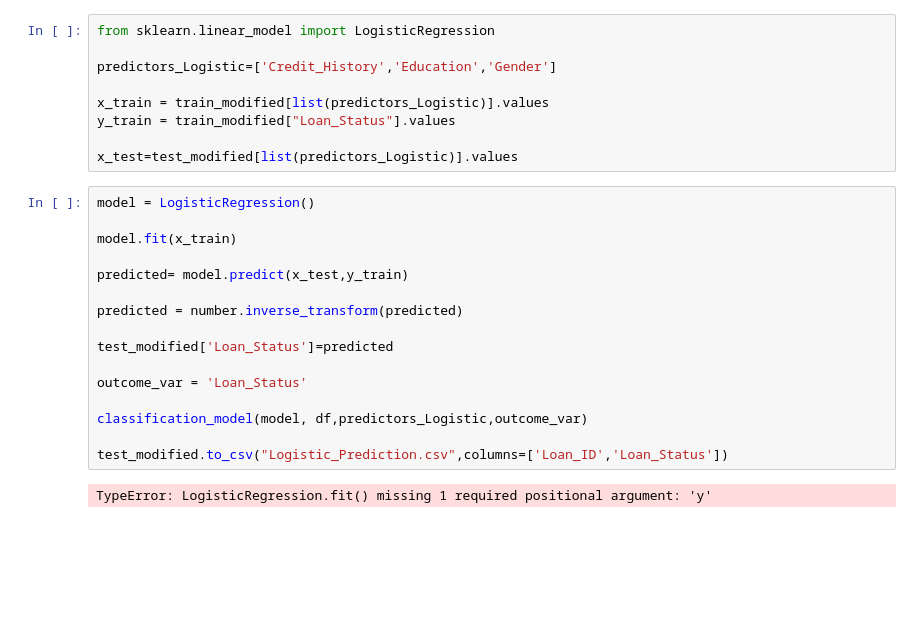
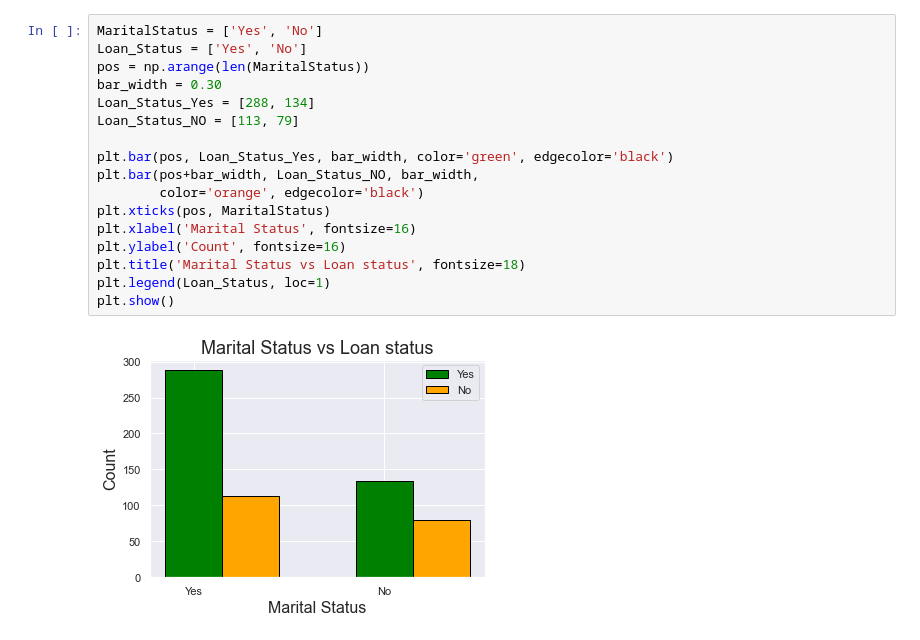
Before and after one commit to mokaty1818795/loan-pred-backend, a Jupyter notebook: app/data/loan_prediction_model.ipynb, the cells around one changed output. Cells and saved outputs as stored; diff of their text form; blank space fills up the shorter version.

```diff
--- a/app/data/loan_prediction_model.ipynb
+++ b/app/data/loan_prediction_model.ipynb
@@ -113,27 +94,19 @@ train_modified["Loan_Status"] = number.fit_transform(
 # %%
-from sklearn.linear_model import LogisticRegression
+MaritalStatus = ['Yes', 'No']
+Loan_Status = ['Yes', 'No']
+pos = np.arange(len(MaritalStatus))
+bar_width = 0.30
+Loan_Status_Yes = [288, 134]
+Loan_Status_NO = [113, 79]
 
-predictors_Logistic=['Credit_History','Education','Gender']
-
-x_train = train_modified[list(predictors_Logistic)].values
-y_train = train_modified["Loan_Status"].values
-
-x_test=test_modified[list(predictors_Logistic)].values
+plt.bar(pos, Loan_Status_Yes, bar_width, color='green', edgecolor='black')
+plt.bar(pos+bar_width, Loan_Status_NO, bar_width,
+        color='orange', edgecolor='black')
+plt.xticks(pos, MaritalStatus)
+plt.xlabel('Marital Status', fontsize=16)
+plt.ylabel('Count', fontsize=16)
+plt.title('Marital Status vs Loan status', fontsize=18)
+plt.legend(Loan_Status, loc=1)
+plt.show()
+# %% [output]
+[figure, added]
-# %%
-model = LogisticRegression()
-
-model.fit(x_train)
-
-predicted= model.predict(x_test,y_train)
-
-predicted = number.inverse_transform(predicted)
-
-test_modified['Loan_Status']=predicted
-
-outcome_var = 'Loan_Status'
-
-classification_model(model, df,predictors_Logistic,outcome_var)
-
-test_modified.to_csv("Logistic_Prediction.csv",columns=['Loan_ID','Loan_Status'])
-# %% [output]
-TypeError: LogisticRegression.fit() missing 1 required positional argument: 'y'
```
Also changed, not shown: parts of 23 cells of this notebook, 13 other files.
